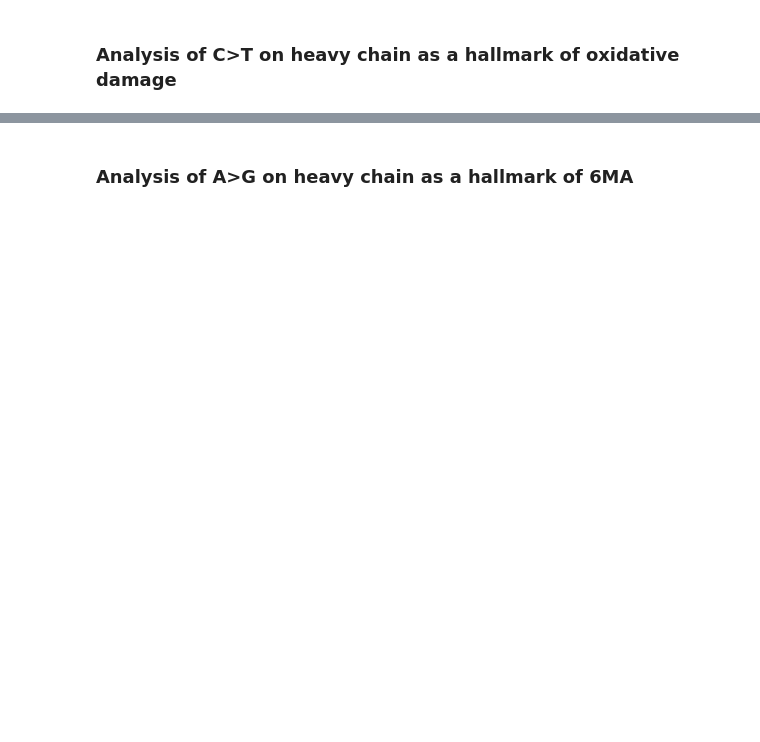
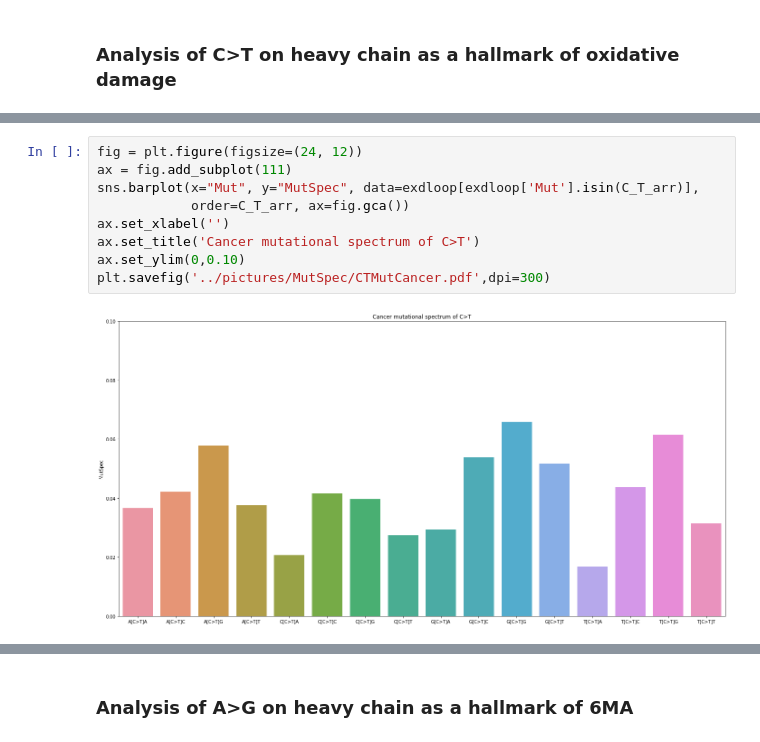
Before and after one commit to mitoclub/mtdna-192component-mutspec-chordata, a Jupyter notebook: scripts/get_mutspec.ipynb, the cells around one changed output, grey strips where cells are left out. Drawn from its saved outputs; the diff is of its cells as text; blank space fills up the shorter version.

```diff
--- a/scripts/get_mutspec.ipynb
+++ b/scripts/get_mutspec.ipynb
@@ -468,3 +265,14 @@ ct_taxa.head()
+# %%
+fig = plt.figure(figsize=(24, 12))
+ax = fig.add_subplot(111)
+sns.barplot(x="Mut", y="MutSpec", data=exdloop[exdloop['Mut'].isin(C_T_arr)],
+            order=C_T_arr, ax=fig.gca())
+ax.set_xlabel('')
+ax.set_title('Cancer mutational spectrum of C>T')
+ax.set_ylim(0,0.10)
+plt.savefig('../pictures/MutSpec/CTMutCancer.pdf',dpi=300)
+# %% [output]
+[figure, added]
 # %%
 for tx in taxes_to_draw:
     fig = plt.figure(figsize=(13, 10))
```
Also changed, not shown: parts of 32 cells of this notebook, 34 other files.
